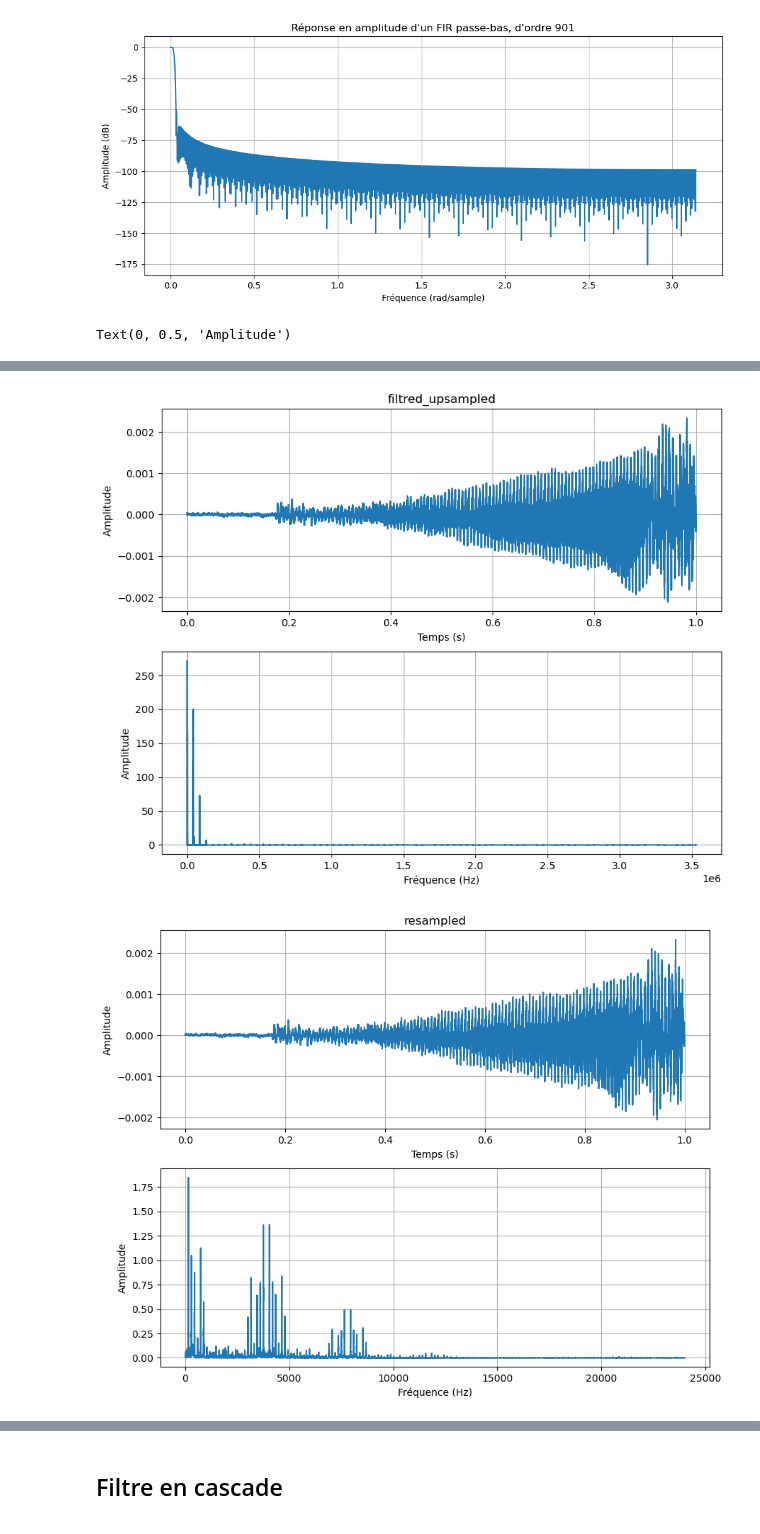
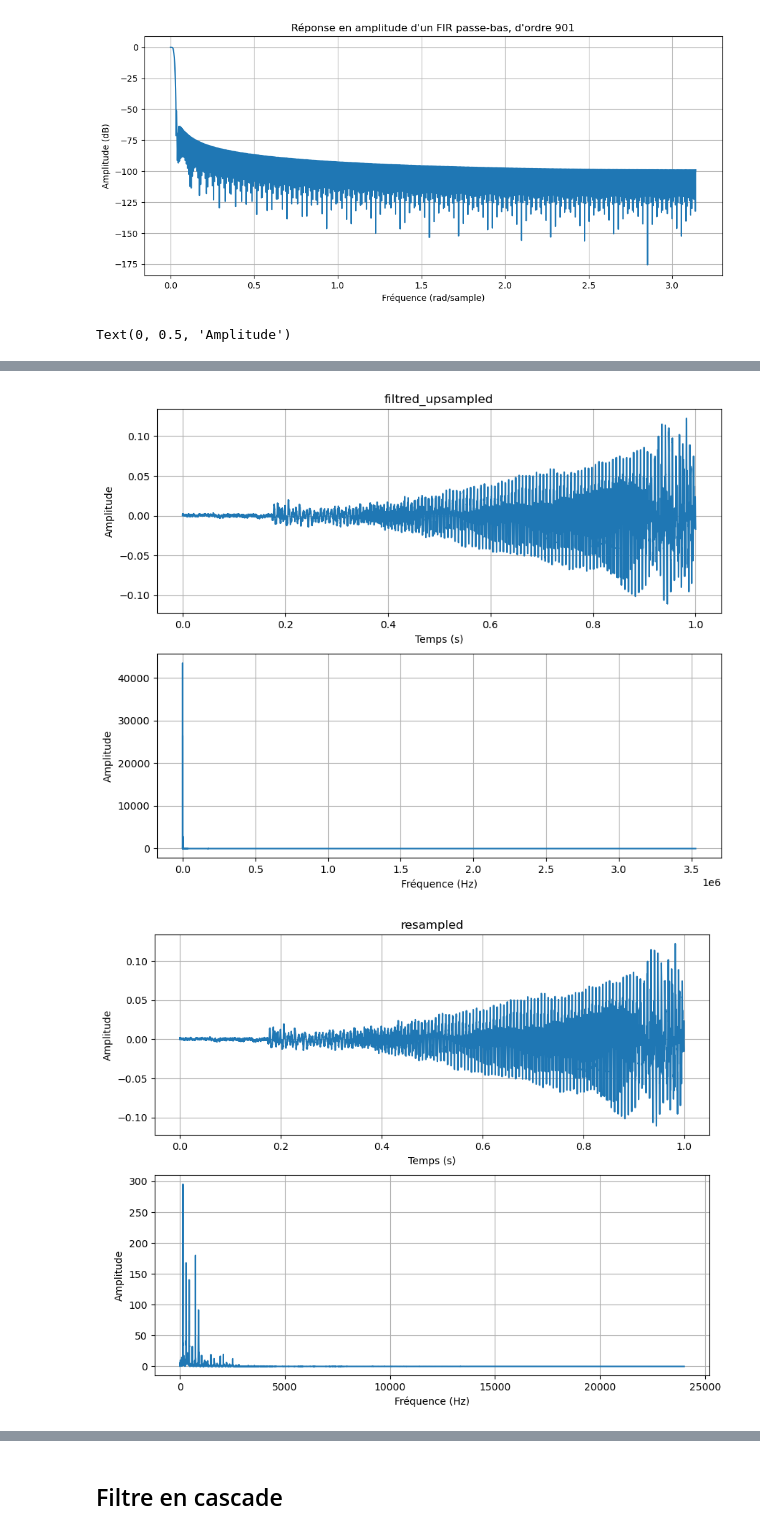
Before and after one commit to tutur90/Modelisation-Chaine-Traitement-Numerique, a Jupyter notebook: TP2.ipynb, the cells around one changed output, grey strips where cells are left out. Saved outputs shown, nothing was run; the diff lists cells and outputs as text; code cells hidden in the pictures.

```diff
--- a/TP2.ipynb
+++ b/TP2.ipynb
@@ -99,9 +99,9 @@ plot_signal(upsampled, fs_in*up_factor, "upsampled")
 
 
 cutoff = 1/down_factor
-taps = signal.firwin(numtaps=101, cutoff=cutoff)
+taps = signal.firwin(numtaps=901, cutoff=cutoff)
 
-filtred_upsampled = signal.lfilter(taps, 1.0, upsampled)
+filtred_upsampled = signal.lfilter(taps, 1.0, upsampled)*up_factor
 
 
 plot_signal(filtred_upsampled, fs_in*up_factor, "filtred_upsampled")
@@ -111,32 +111,32 @@ resampled = DownSample(filtred_upsampled, down_factor)
 plot_signal(resampled, fs_out, "resampled")
 
 plt.figure(figsize=(15*2, 5*2))
 
 plt.subplot(2, 2, 1)
 plt.plot(rfftfreq(len(upsampled), 1/fs_in/up_factor), np.abs(rfft(upsampled)))
 plt.title("Upsampled")
 plt.xlabel("Fréquence (Hz)")
 plt.ylabel("Amplitude")
 
 plt.subplot(2, 2, 2)
 plt.plot(rfftfreq(len(filtred_upsampled), 1/fs_in/up_factor), np.abs(rfft(filtred_upsampled)))
 plt.title("Filtred upsampled")
 plt.xlabel("Fréquence (Hz)")
 plt.ylabel("Amplitude")
 
 plt.subplot(2, 2, 3)
 plt.plot(rfftfreq(len(resampled), 1/fs_out), np.abs(rfft(resampled)))
 plt.title("Resampled")
 plt.xlabel("Fréquence (Hz)")
 plt.ylabel("Amplitude")
 
 plt.subplot(2, 2, 4)
 plt.plot(rfftfreq(len(playback_44100), 1/fs_in), np.abs(rfft(playback_44100)))
 plt.title("Original")
 plt.xlabel("Fréquence (Hz)")
 plt.ylabel("Amplitude")
 # %% [output]
 Text(0, 0.5, 'Amplitude')
 [figure]
-[figure, old version]
+[figure, new version]
-[figure, old version]
+[figure, new version]
```
Also changed, not shown: parts of 9 cells of this notebook, 1 other file.
